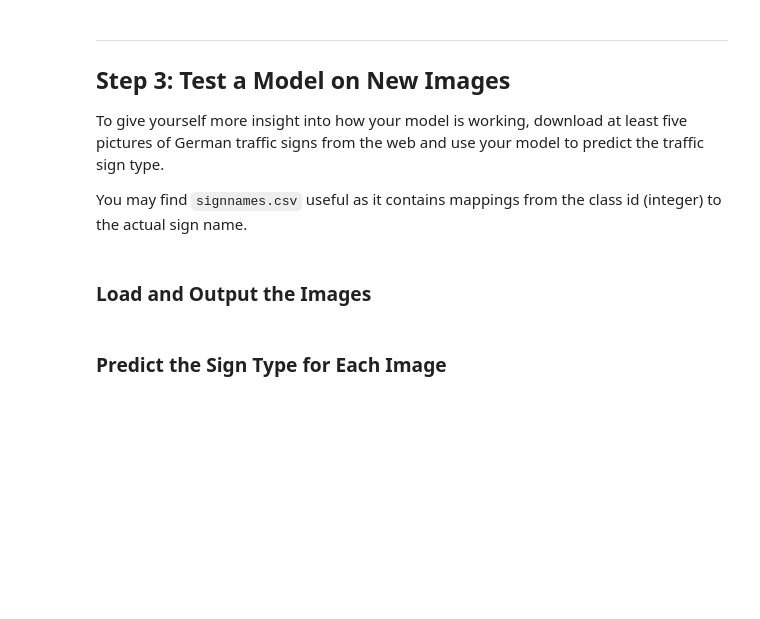
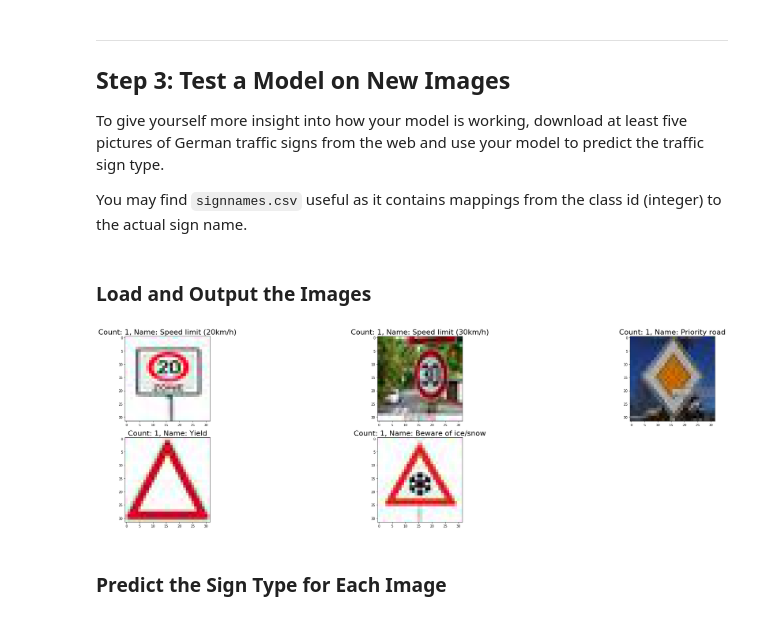
Before and after one commit to marin-delchev/CarND-Traffic-Sign-Classifier-Project, a Jupyter notebook: Traffic_Sign_Classifier.ipynb, the cells around one changed output. Saved outputs shown, nothing was run; the diff lists cells and outputs as text; code cells hidden in the pictures; blank space fills up the shorter version.

```diff
--- a/Traffic_Sign_Classifier.ipynb
+++ b/Traffic_Sign_Classifier.ipynb
@@ -155,11 +168,11 @@ def convert_to_gray_scale(data):
     return gray
 
 def normalize(data):
-    return (data - 128) / 128
+    return (data / 225) - 0.5
 
 
-X_train = convert_to_gray_scale(X_train)
-X_valid = convert_to_gray_scale(X_valid)
+#X_train = convert_to_gray_scale(X_train)
+#X_valid = convert_to_gray_scale(X_valid)
 
 X_train = normalize(X_train)
 X_valid = normalize(X_valid)
@@ -306,3 +334,36 @@ You may find `signnames.csv` useful as it contains mappings from the class id (i
+# %%
+import random
+import pandas as pd
+import matplotlib.pyplot as plt
+import matplotlib.image as mpimg
+import numpy as np
+import cv2
+%matplotlib inline
+
+id_name_map = pd.read_csv("./signnames.csv", index_col=["ClassId"])
+
+X_test = []
+for i in range(1, 6):
+    image = mpimg.imread('./test_images/' + str(i) + '.jpg')
+    X_test.append(image)
+X_test = np.array(X_test)
+y_test = np.array([30, 1, 0, 13, 12])
+
+def show_data(X_data, y_data):
+    plt.figure(figsize=(32, 64))
+    position = 1
+    for image_id, freq in zip(*np.unique(y_data, return_counts=True)):
+        index = np.where(y_data==image_id)[0][0]
+        image = X_data[index].squeeze()
+        plt.subplot(15, 3, position)
+        position += 1
+        plt.tight_layout()
+        plt.imshow(image)
+        plt.title("Count: {0}, Name: {1}".format(freq, id_name_map.loc[image_id]['SignName']), fontsize=22)
+
+show_data(X_test, y_test)
+# %% [output]
+[figure, added]
 # %% [markdown]
 ### Predict the Sign Type for Each Image
 # %%
```
Also changed, not shown: parts of 16 cells of this notebook.
